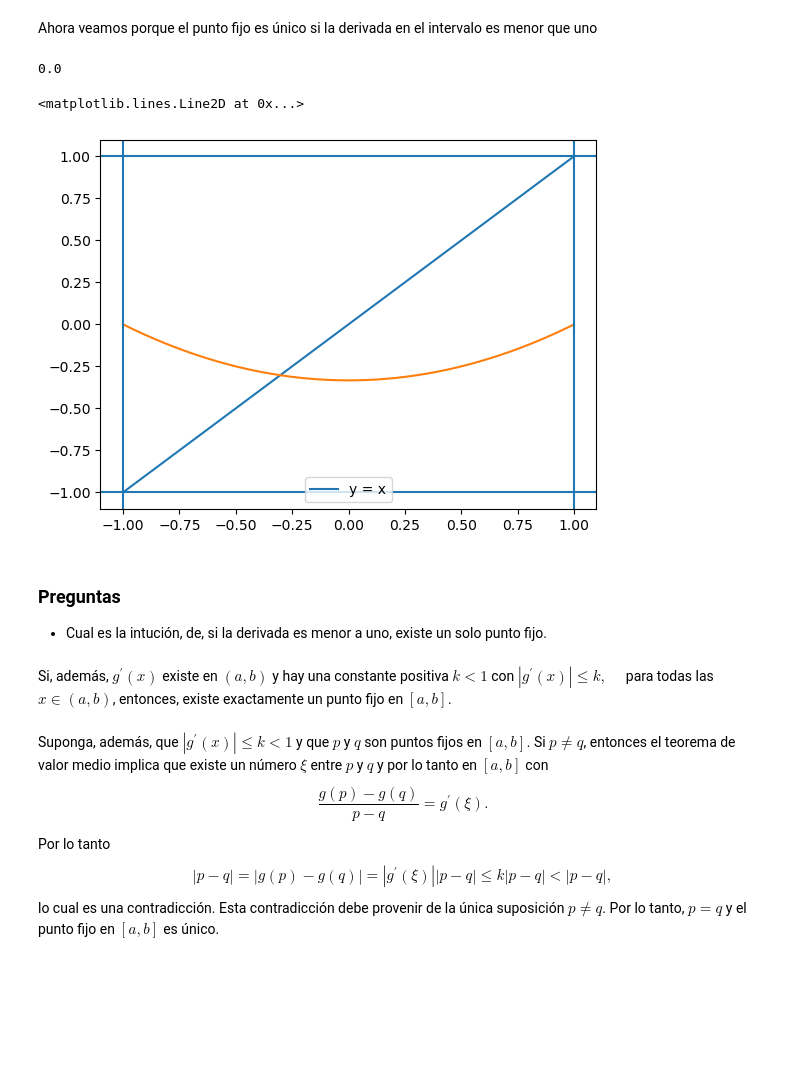
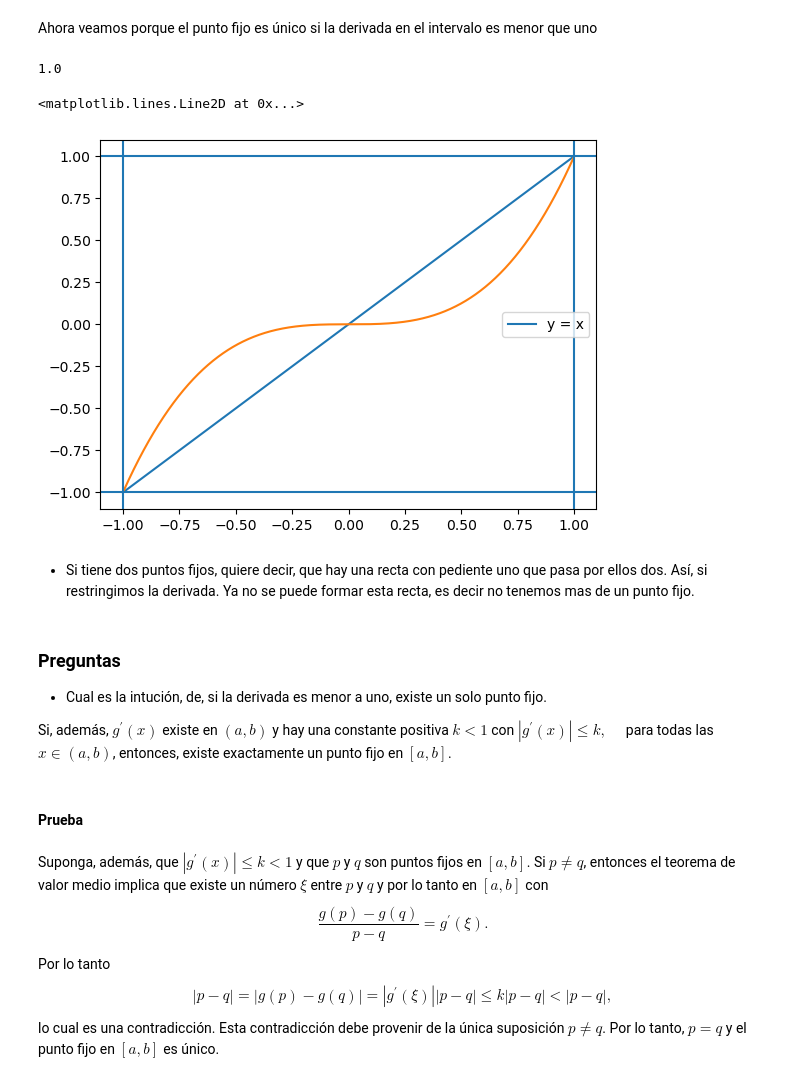
Before and after one commit to Things-I-learn/Analisis-Numerico-2024, a Jupyter notebook: punto_fijo.ipynb, the cells around one changed output. Drawn from its saved outputs; the diff is of its cells as text; code cells hidden in the pictures; blank space fills up the shorter version.

Commit message:
Punto fijo:
- Teorema de valor medio: Valor de la pendiente
- Prueba de punto fijo.

```diff
--- a/punto_fijo.ipynb
+++ b/punto_fijo.ipynb
@@ -74,28 +74,32 @@ plt.legend()
 Ahora veamos porque el punto fijo es único si la derivada en el intervalo es menor que uno
 # %%
 r = lambda x: x
-f = lambda x: (x**2-1)/3
+f = lambda x: x**3
 a, b = -1, 1
 df_c = (f(b)-f(a)) /(b-a); print(df_c)
 xs = np.arange(a, b, 0.002)
 plt.plot(xs, xs, label = "y = x")
 plt.plot(xs, f(xs))
 plt.legend()
 plt.axvline(a)
 plt.axvline(b)
 
 plt.axhline(a)
 plt.axhline(b)
 # %% [output]
-0.0
+1.0
 <matplotlib.lines.Line2D at 0x...>
-[figure, old version]
+[figure, new version]
+# %% [markdown]
+- Si tiene dos puntos fijos, quiere decir, que hay una recta con pediente uno que pasa por ellos dos. Así, si restringimos la derivada. Ya no se puede formar esta recta, es decir no tenemos mas de un punto fijo.
 # %% [markdown]
 ### Preguntas
 
 - Cual es la intución, de, si la derivada es menor a uno, existe un solo punto fijo.
+
+Si, además, $g^{\prime}(x)$ existe en $(a, b)$ y hay una constante positiva $k<1$ con $\left|g^{\prime}(x)\right| \leq k, \quad$ para todas las $x \in(a, b)$, entonces, existe exactamente un punto fijo en $[a, b]$.
-# %% [markdown]
-Si, además, $g^{\prime}(x)$ existe en $(a, b)$ y hay una constante positiva $k<1$ con $\left|g^{\prime}(x)\right| \leq k, \quad$ para todas las $x \in(a, b)$, entonces, existe exactamente un punto fijo en $[a, b]$.
+# %% [markdown]
+#### Prueba
 # %% [markdown]
 Suponga, además, que $\left|g^{\prime}(x)\right| \leq k<1$ y que $p$ y $q$ son puntos fijos en $[a, b]$. Si $p \neq q$, entonces el teorema de valor medio implica que existe un número $\xi$ entre $p$ y $q$ y por lo tanto en $[a, b]$ con
 $$
```
Also changed, not shown: parts of 31 cells of this notebook.
